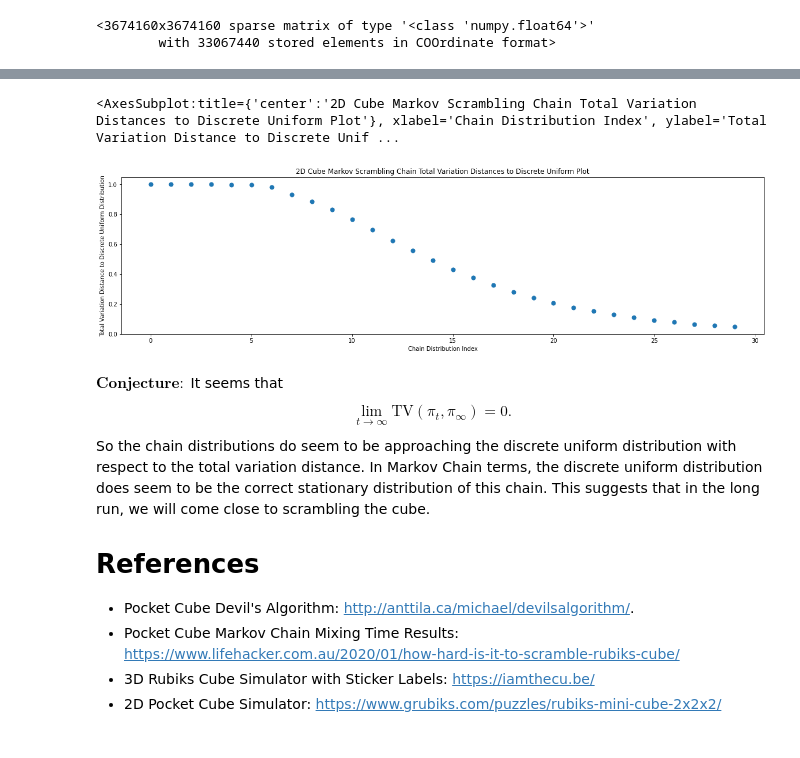
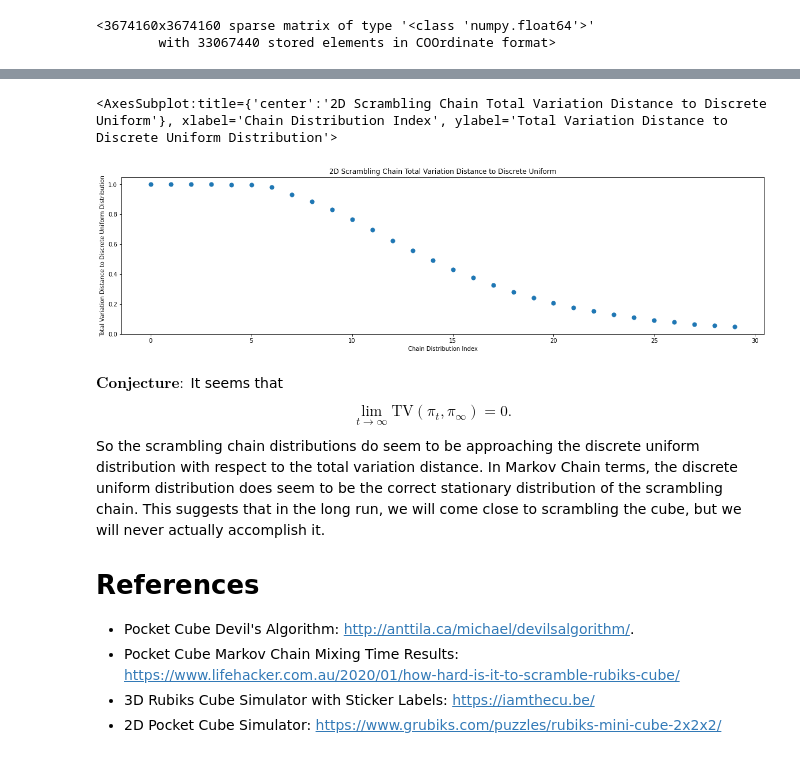
Before and after one commit to vskaush2/RubiksCubeMarkovChain, a Jupyter notebook: RubiksCubeMarkovChainDemo.ipynb, the cells around one changed output, grey strips where cells are left out. Cells and saved outputs as stored; diff of their text form; code cells hidden in the pictures.

```diff
--- a/RubiksCubeMarkovChainDemo.ipynb
+++ b/RubiksCubeMarkovChainDemo.ipynb
@@ -253,16 +258,16 @@ For the fixed dimension $n,$ we compute and plot the first few total variation d
 # %%
 current_total_variation_distances_df=MC.compute_current_total_variation_distances_df()
 current_total_variation_distances_df.reset_index(inplace=True)
 current_total_variation_distances_df.plot.scatter(x=current_total_variation_distances_df.columns[0],
                                                   y=current_total_variation_distances_df.columns[1],
                                                   figsize=(20,5),
-                                                  title='{}D Cube Markov Scrambling Chain Total Variation Distances to Discrete Uniform Plot'.format(n),
+                                                  title='{}D Scrambling Chain Total Variation Distance to Discrete Uniform'.format(n),
                                                   s=50)
 # %% [output]
-<AxesSubplot:title={'center':'2D Cube Markov Scrambling Chain Total Variation Distances to Discrete Uniform Plot'}, xlabel='Chain Distribution Index', ylabel='Total Variation Distance to Discrete Unif ...
+<AxesSubplot:title={'center':'2D Scrambling Chain Total Variation Distance to Discrete Uniform'}, xlabel='Chain Distribution Index', ylabel='Total Variation Distance to Discrete Uniform Distribution'>
-[figure, old version]
+[figure, new version]
 # %% [markdown]
-$\textbf{Conjecture}:$ It seems that $$\lim_{t \rightarrow \infty} \text{TV}(\pi_t,\pi_\infty) = 0.$$ So the chain distributions do seem to be approaching the discrete uniform distribution with respect to the total variation distance. In Markov Chain terms, the discrete uniform distribution does seem to be the correct stationary distribution of this chain. This suggests that in the long run, we will come close to scrambling the cube.
+$\textbf{Conjecture}:$ It seems that $$\lim_{t \rightarrow \infty} \text{TV}(\pi_t,\pi_\infty) = 0.$$ So the scrambling chain distributions do seem to be approaching the discrete uniform distribution with respect to the total variation distance. In Markov Chain terms, the discrete uniform distribution does seem to be the correct stationary distribution of the scrambling chain. This suggests that in the long run, we will come close to scrambling the cube, but we will never actually accomplish it.
 
 # References
 
```
Also changed, not shown: parts of 14 cells of this notebook.
